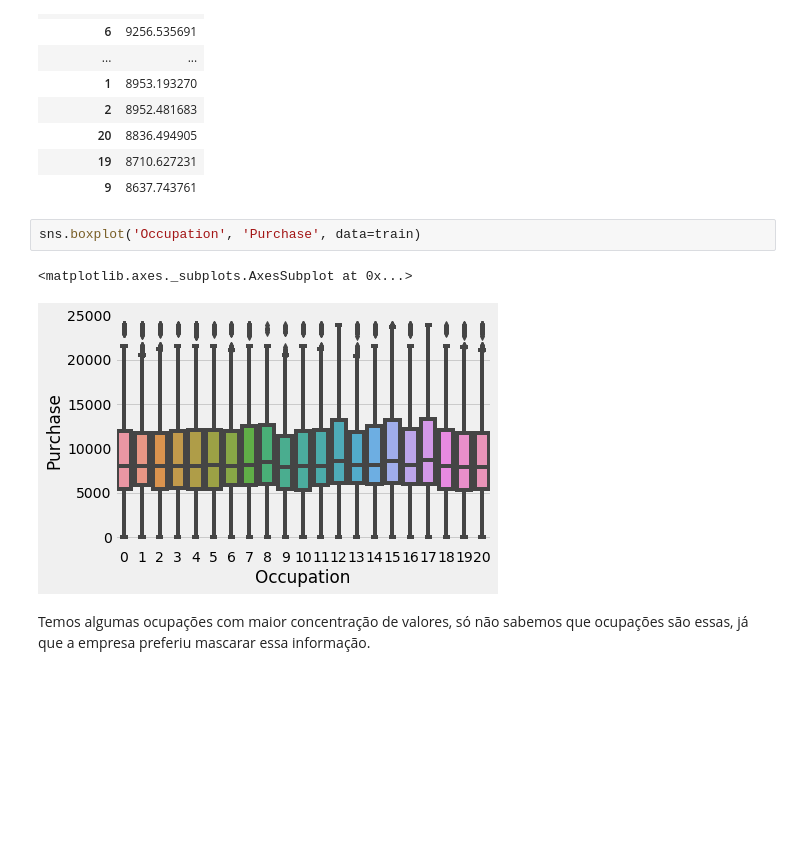
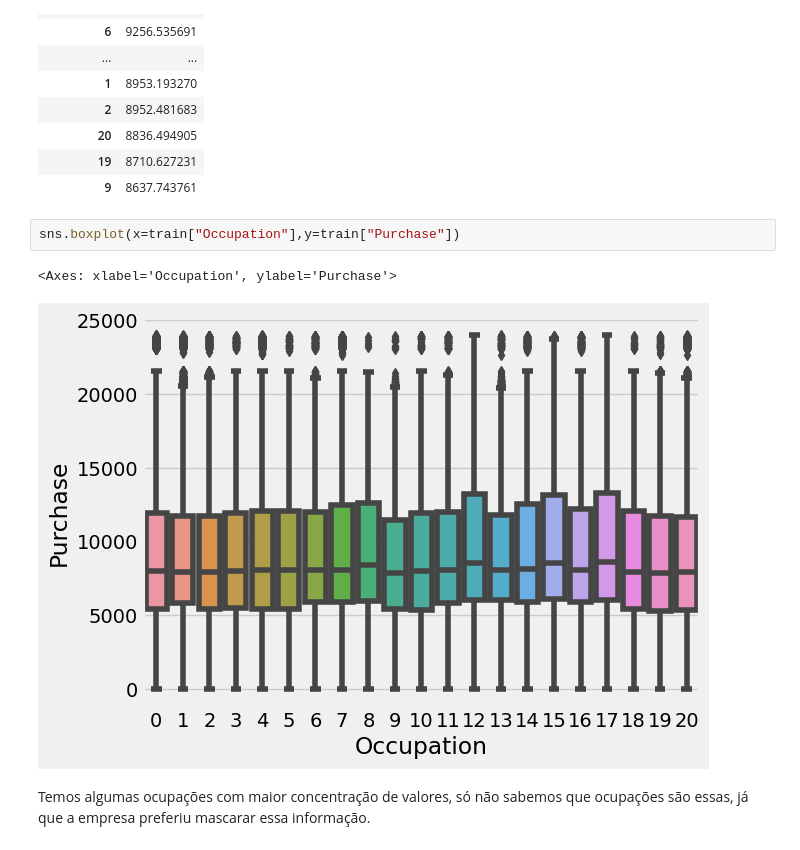
Before and after one commit to TASIO852/Black-Friday, a Jupyter notebook: Estatistica_Descritiva.ipynb, the cells around one changed output. Drawn from its saved outputs; the diff is of its cells as text; blank space fills up the shorter version.

```diff
--- a/Estatistica_Descritiva.ipynb
+++ b/Estatistica_Descritiva.ipynb
@@ -242,10 +248,10 @@ train[['Occupation','Purchase']].groupby(['Occupation'], as_index = True).mean()
 | 19 | 8710.627231 |
 | 9 | 8637.743761 |
 # %%
-sns.boxplot('Occupation', 'Purchase', data=train)
+sns.boxplot(x=train["Occupation"],y=train["Purchase"])
 # %% [output]
-<matplotlib.axes._subplots.AxesSubplot at 0x...>
+<Axes: xlabel='Occupation', ylabel='Purchase'>
-[figure, old version]
+[figure, new version]
 # %% [markdown]
 Temos algumas ocupações com maior concentração de valores, só não sabemos que ocupações são essas, já que a empresa preferiu mascarar essa informação.
 # %% [markdown]
```
Also changed, not shown: parts of 20 cells of this notebook, 1 other file.
